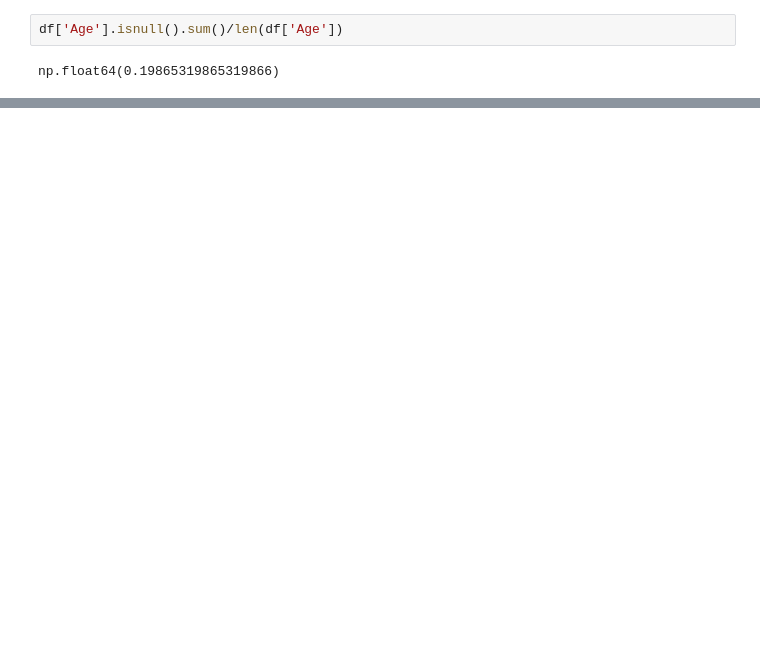
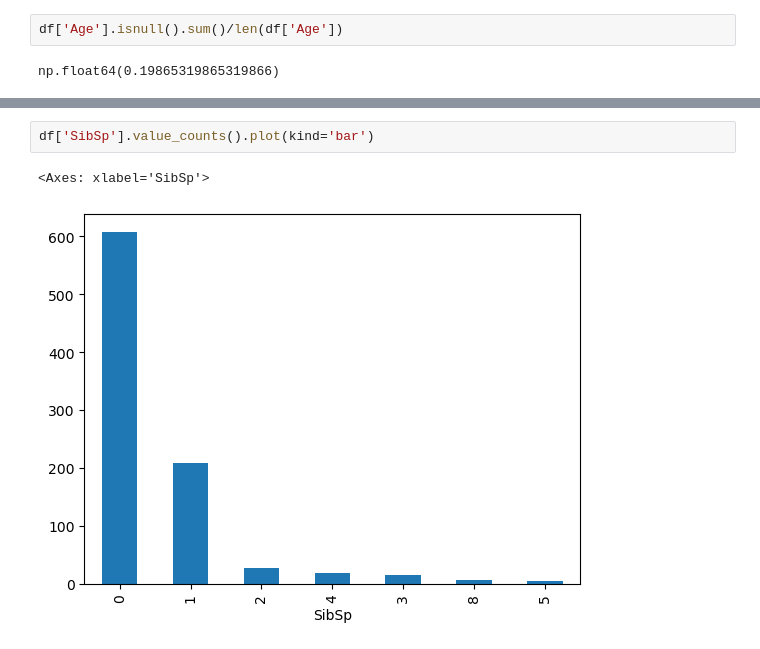
Before and after one commit to ranjansinghds/data-science-analysis, a Jupyter notebook: exploratory-data-analysis/eda_and_drawing_conclusions.ipynb, the cells around one changed output, grey strips where cells are left out. Drawn from its saved outputs; the diff is of its cells as text; blank space fills up the shorter version.

```diff
--- a/exploratory-data-analysis/eda_and_drawing_conclusions.ipynb
+++ b/exploratory-data-analysis/eda_and_drawing_conclusions.ipynb
@@ -130,0 +210,5 @@ np.float64(0.19865319865319866)
+# %%
+df['SibSp'].value_counts().plot(kind='bar')
+# %% [output]
+<Axes: xlabel='SibSp'>
+[figure, added]
```
Also changed, not shown: parts of 30 cells of this notebook.
